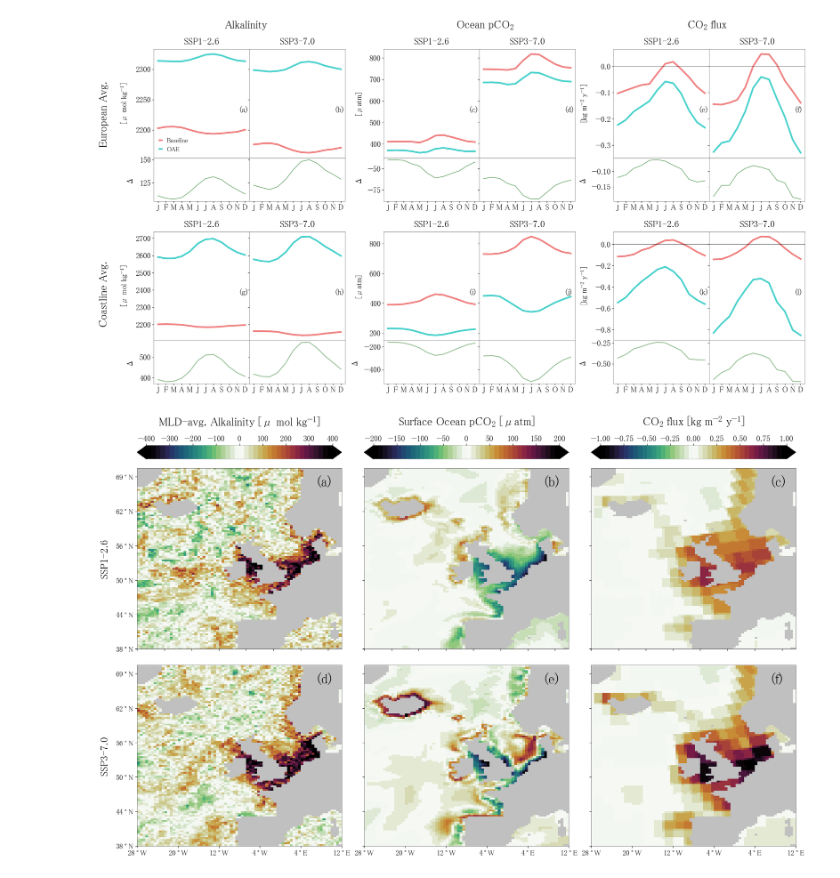
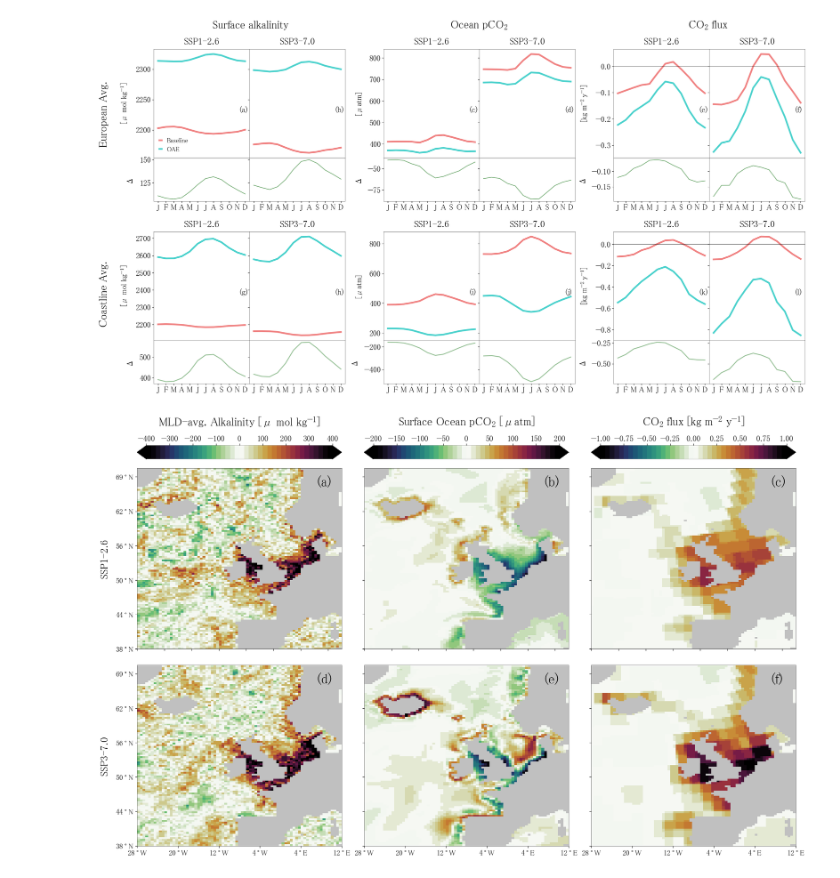
Before and after one commit to chiaraciscato/2026_ciscato_oae_seasonality, a Jupyter notebook: scripts/seasonal_analysis.ipynb, the cells around one changed output. Saved outputs shown, nothing was run; the diff lists cells and outputs as text; code cells hidden in the pictures.

```diff
--- a/scripts/seasonal_analysis.ipynb
+++ b/scripts/seasonal_analysis.ipynb
@@ -2,13 +2,11 @@
 %run general_functions.ipynb
 # %%
 # data path
-dataPath = '/Users/chiaraciscato/Desktop/GEOMAR/2025_ciscato_oae_seasonality/last_decade/'
+dataPath = '/Users/chiaraciscato/Desktop/GEOMAR/2025_ciscato_oae_seasonality/datasets/last_decade/'
 # variable names
 vars = ['ALK', 'DIC', 'fco2', 'co2flux', 'ph', 'mld', 'npp', 'sst']
 # scenario names
 scenarios = ['base26', 'oae26', 'base70', 'oae70']
-
-final = 'last_decade.nc'
 
 filePath = {}
 
@@ -17,7 +15,7 @@ for var in vars:
     filePath[var] = {}
 
     for scenario in scenarios:
-        filePath[var][scenario] = dataPath + var + f'_{scenario}_' + final
+        filePath[var][scenario] = dataPath + var + f'_{scenario}.nc'
 
 # variable units
 units = var_units()
@@ -39,7 +37,7 @@ ocean_slice = grid_cell_ocean.sel(x=slice(520, 595), y=slice(330, 435)) # m-2
 # %%
 # alkalkinity mask
 
-alk_mask = xr.open_dataset('/Users/chiaraciscato/Desktop/GEOMAR/2025_ciscato_oae_seasonality/alk_mask/alkalinity_mask_y2100.nc')
+alk_mask = xr.open_dataset('/Users/chiaraciscato/Desktop/GEOMAR/2025_ciscato_oae_seasonality/datasets/alk_mask/alkalinity_mask_y2100.nc')
 alk_mask = alk_mask.where(alk_mask)
 alk_mask=alk_mask.sel(x=slice(520, 595), y=slice(330, 435))
 alk_mask = xr.where(alk_mask.notnull(), 1, np.nan)
@@ -272,38 +270,37 @@ for i in range(6):
 
     axes.extend([ax1, ax2, ax3, ax4])
 
     lineplot_vars(datasets[i], vars[i], ax1, ax2, ax3, ax4, labels, colors)
 
     if i == 0:
             ax1.legend(labels=labels, loc='best', frameon=False, handlelength=.4)
 
 for i, ax in enumerate(axes):
     month_x_labels(ax)
     ax.tick_params(axis='both', which='major', labelsize=s)
 
 for location in ['left', 'bottom', 'right', 'top']:
     for ax in axes:
         ax.spines[location].set_linewidth(0.4)
 
 for n, ax in enumerate([axes[i] for i in range(0, 24, 2)]):
     ax.text(0.9, 0.42, f"{string.punctuation[7]}{string.ascii_lowercase[n]}{string.punctuation[8]}",
         transform=ax.transAxes, size=18, color='black')
 
-column_titles = [f"{list(units[vars[0]].keys())[0]}", f"{list(units[vars[1]].keys())[0]}", f"{list(units[vars[2]].keys())[0]}"]
+column_titles = [f"Surface alkalinity", f"{list(units[vars[1]].keys())[0]}", f"{list(units[vars[2]].keys())[0]}"]
 for i, title in enumerate(column_titles):
-    fig.text(0.21 + i * 0.275, 0.895, title, fontsize=l)
+    fig.text(0.195 + i * 0.283, 0.895, title, fontsize=l)
 
-# Add row titles
 row_titles = ['European Avg.', 'Coastline Avg.']
 for i, title in enumerate(row_titles):
     fig.text(0.06, 0.81 - i * 0.13,title, ha='left', fontsize=l, rotation=90)
 
-# plt.savefig('/Users/chiaraciscato/Desktop/GEOMAR/2025_ciscato_oae_seasonality/out/lineplot.png')
+plt.savefig('/Users/chiaraciscato/Desktop/GEOMAR/2025_ciscato_oae_seasonality/out/figure_3.png')
 # plt.savefig('/Users/chiaraciscato/Desktop/GEOMAR/2025_ciscato_oae_seasonality/out/lineplot_supplement.png', transparent=True)
 
 pass
 # %% [output]
-[figure, old version]
+[figure, new version]
 # %%
 cmap, norm = create_discrete_cmap(cm.seasons, 40)
 cmap.set_bad(color='silver')
```
Also changed, not shown: 4 other files.
